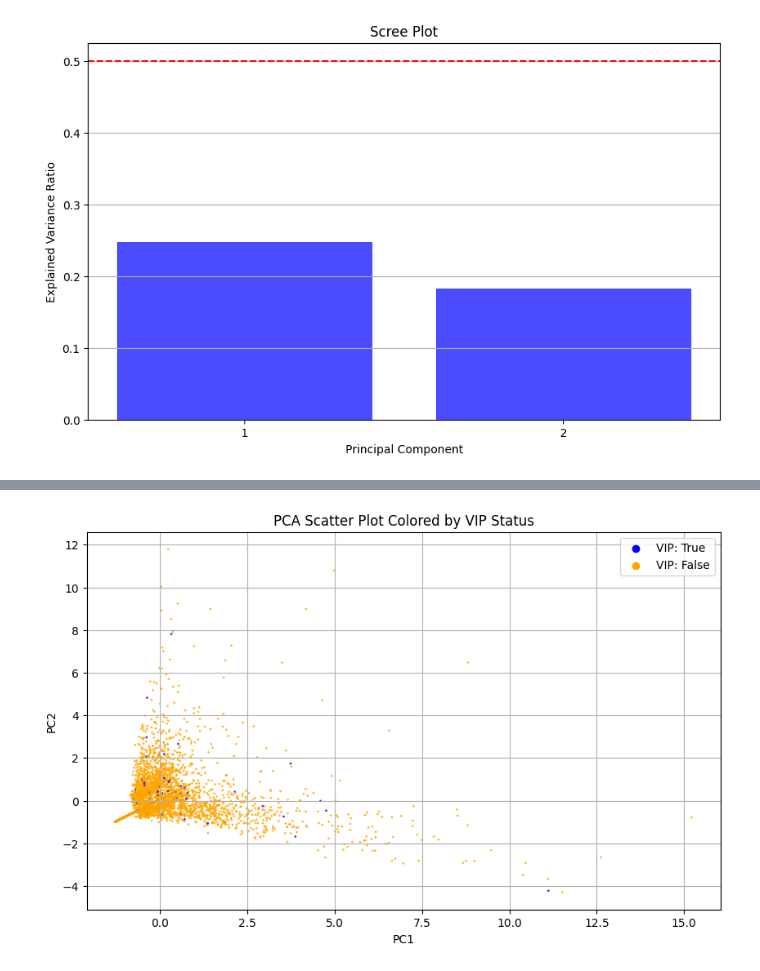
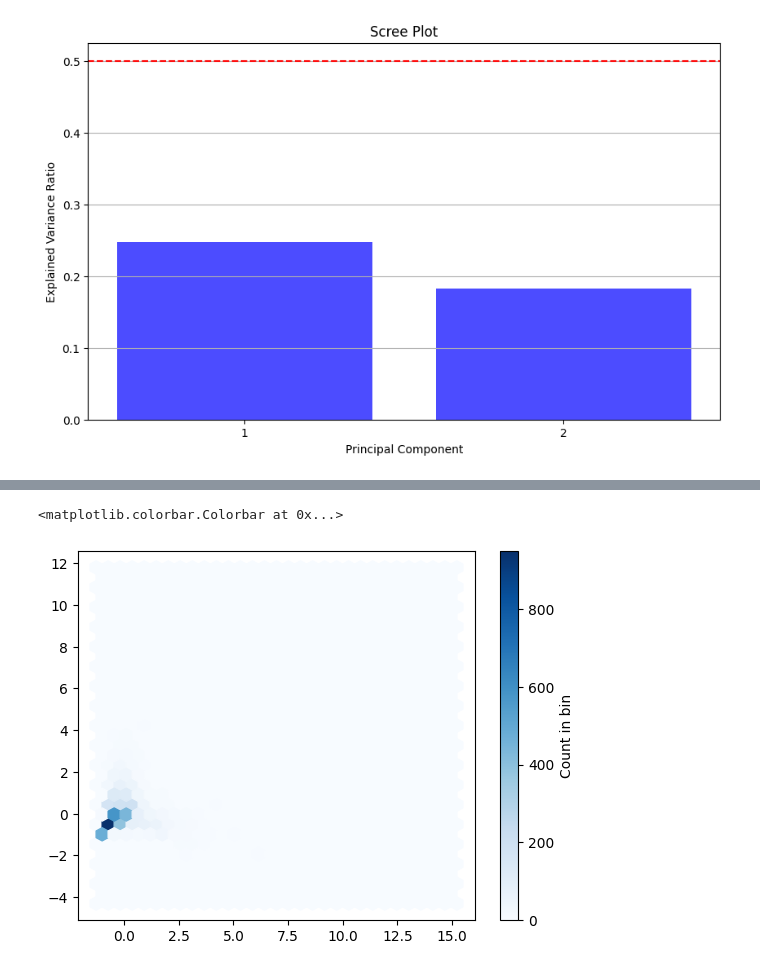
Before and after one commit to pkingGMU/spaceship-titanic, a Jupyter notebook: spaceship_titanic.ipynb, the cells around one changed output, grey strips where cells are left out. Saved outputs shown, nothing was run; the diff lists cells and outputs as text; code cells hidden in the pictures.

```diff
--- a/spaceship_titanic.ipynb
+++ b/spaceship_titanic.ipynb
@@ -224,24 +280,10 @@ plt.show()
-# %%
-# Same scatter plot but colored by VIP
-# Map VIP True/False to colors (e.g., True = blue, False = orange)
-colors = pca_scores['VIP'].map({True: 'blue', False: 'orange'})
-
-# Scatter plot of PCA scores colored by VIP status
-plt.figure(figsize=(10, 6))
-plt.scatter(pca_scores['PC1'], pca_scores['PC2'], c=colors, alpha=0.7, s=1)
-plt.xlabel('PC1')
-plt.ylabel('PC2')
-plt.title('PCA Scatter Plot Colored by VIP Status')
-plt.grid()
-
-# Add legend
-plt.scatter([], [], color='blue', label='VIP: True')
-plt.scatter([], [], color='orange', label='VIP: False')
-plt.legend(loc='upper right')
-
-plt.show()
-# %% [output]
-[figure, removed]
+# %%
+# Density Plot
+plt.hexbin(pca_scores['PC1'], pca_scores['PC2'], gridsize=30, cmap='Blues')
+plt.colorbar(label='Count in bin')
+# %% [output]
+<matplotlib.colorbar.Colorbar at 0x...>
+[figure, added]
 # %%
 # K-Means clustering
 kmeans = KMeans(n_clusters=3)
```
Also changed, not shown: parts of 8 cells of this notebook.
